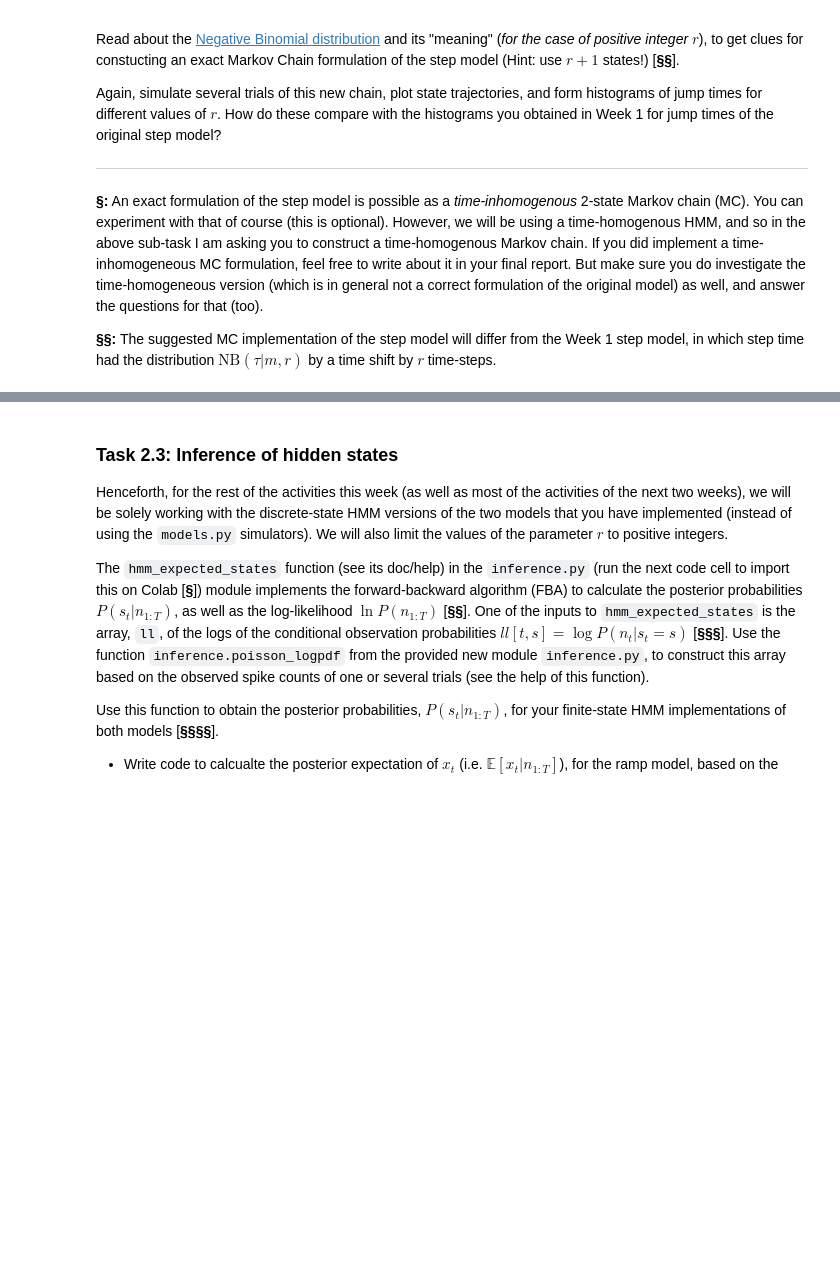
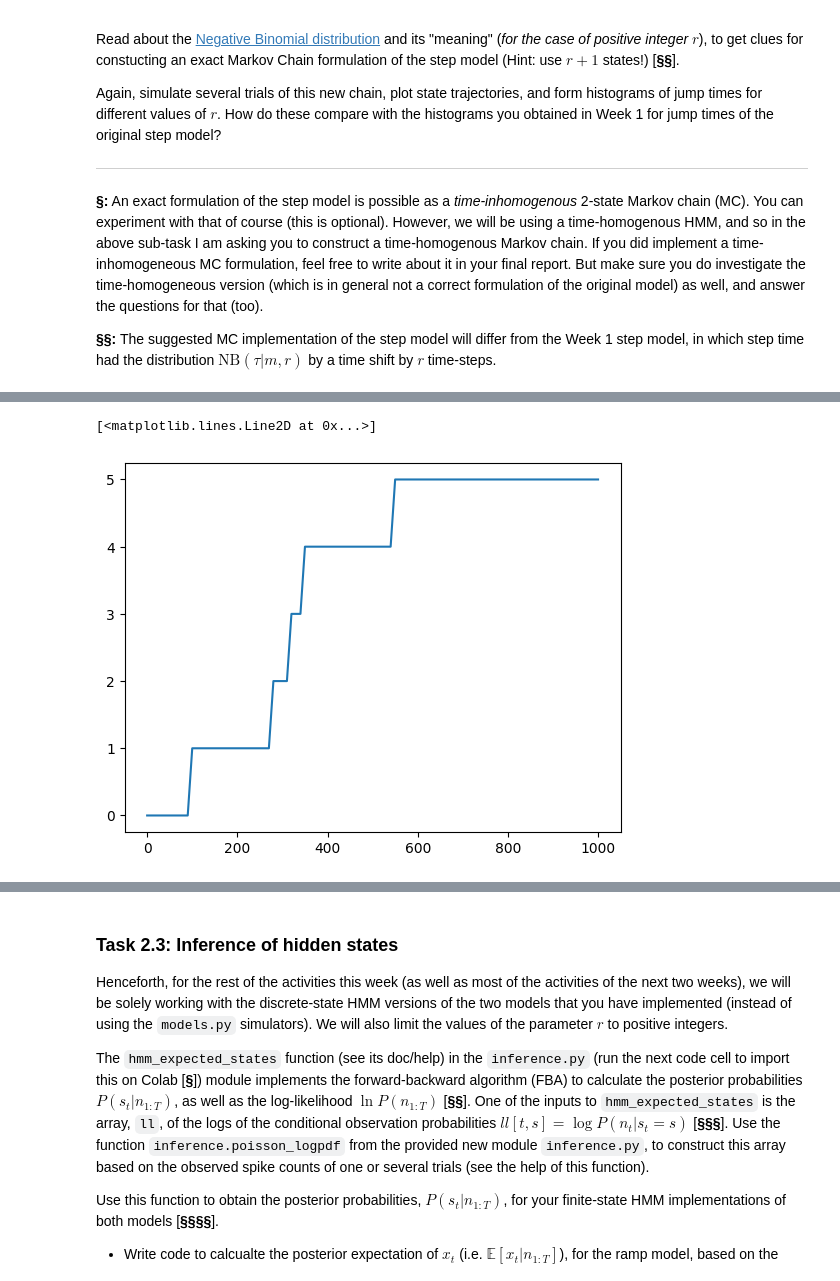
Before and after one commit to MYLO175/GG3-Mylo, a Jupyter notebook: GG3_project.ipynb, the cells around one changed output, grey strips where cells are left out. Saved outputs shown, nothing was run; the diff lists cells and outputs as text; code cells hidden in the pictures; blank space fills up the shorter version.

```diff
--- a/GG3_project.ipynb
+++ b/GG3_project.ipynb
@@ -1885,0 +1983,42 @@ Again, simulate several trials of this new chain, plot state trajectories, and f
+# %%
+mean_jump_time = 500
+m = mean_jump_time/(dt*1000)
+r = 5
+
+def generate_T_step(m=0.5, r = 5):
+    T = np.zeros((r+1, r+1))
+    grid = np.linspace(0, 1, r+1)
+
+    p = r/(m+r)
+
+    for i in range(r):
+        T[i, i] = 1-p
+        T[i, i+1] = p
+
+    T[r, r] = 1
+
+    return T
+
+
+def simulate_hmm_step(T, time, dt=0.01):
+    states = np.arange(len(T))
+
+    path = [0]
+
+    num_steps = int(round(time/dt))
+    for _ in range(num_steps):
+        s_current = path[-1]
+        s_next = np.random.choice(states, p=T[s_current])
+        path.append(s_next)
+
+    time_ms = np.arange(len(path)) * dt * 1000
+
+    return time_ms, path
+
+
+T = generate_T_step(m, r)
+time_ms, path = simulate_hmm_step(T, 1)
+plt.plot(time_ms, path)
+# %% [output]
+[<matplotlib.lines.Line2D at 0x...>]
+[figure, added]
```
Also changed, not shown: parts of 16 cells of this notebook.
